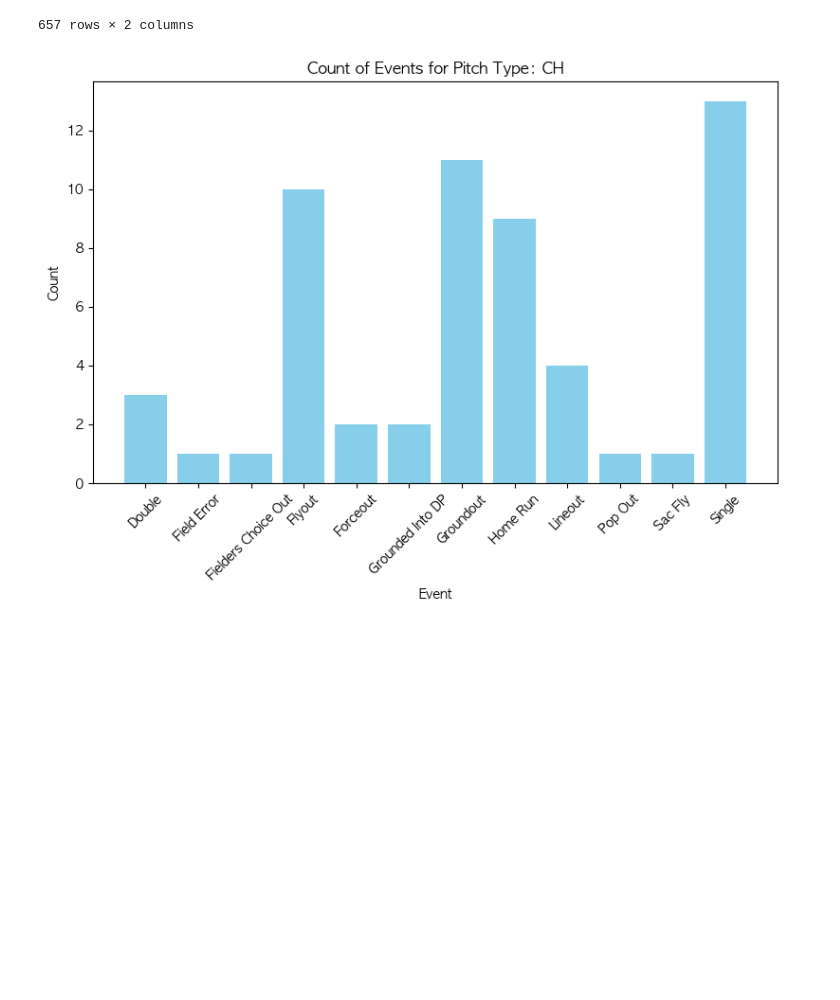
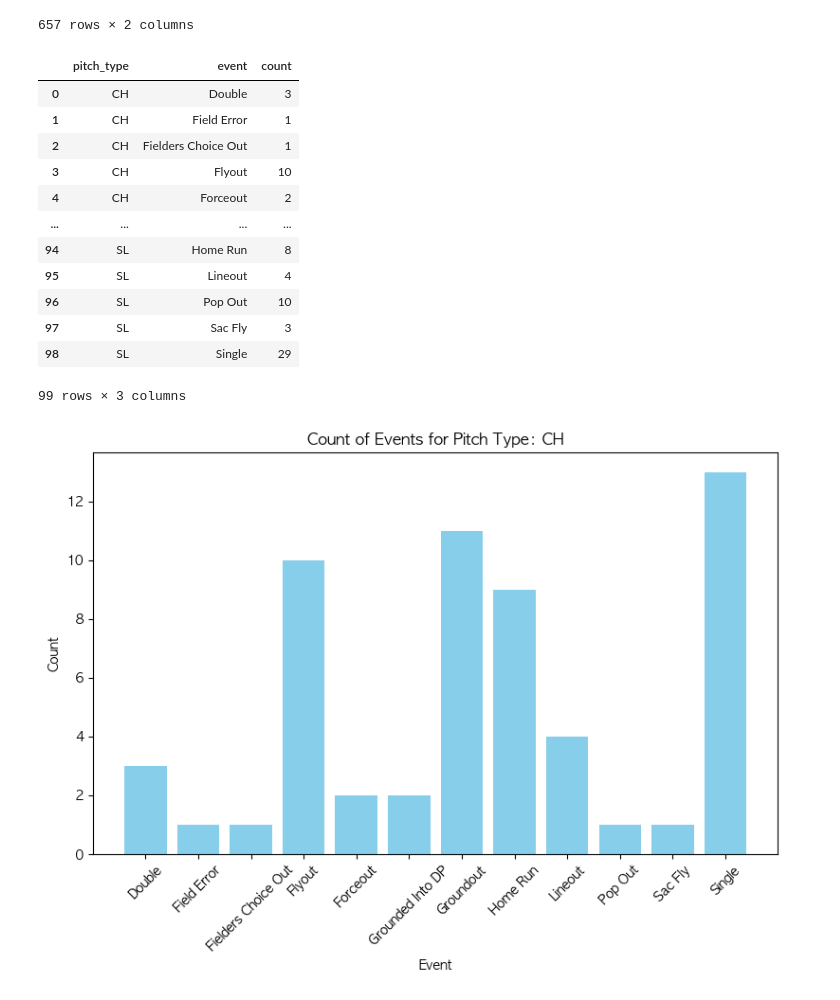
Before and after one commit to sonjuhyeon/python_tutorial, a Jupyter notebook: 00_데이터분석/04_실습/baseball.ipynb, the cells around one changed output. Saved outputs shown, nothing was run; the diff lists cells and outputs as text; code cells hidden in the pictures; blank space fills up the shorter version.

```diff
--- a/00_데이터분석/04_실습/baseball.ipynb
+++ b/00_데이터분석/04_실습/baseball.ipynb
@@ -215,10 +216,21 @@ batter_result.to_csv("../00_data/batter_result.csv")
 # %%
 # Group the data by 'pitch_type' and 'event' to count occurrences of each combination
 combination_counts = batter_result.groupby(['pitch_type', 'event']).size().reset_index(name='count')
-
-# Display the result to the user
-# import ace_tools_open as tools
-# tools.display_dataframe_to_user(name="Pitch Type and Event Combination Counts", dataframe=combination_counts)
+combination_counts
+# %% [output]
+|  | pitch_type | event | count |
+| 0 | CH | Double | 3 |
+| 1 | CH | Field Error | 1 |
+| 2 | CH | Fielders Choice Out | 1 |
+| 3 | CH | Flyout | 10 |
+| 4 | CH | Forceout | 2 |
+| ... | ... | ... | ... |
+| 94 | SL | Home Run | 8 |
+| 95 | SL | Lineout | 4 |
+| 96 | SL | Pop Out | 10 |
+| 97 | SL | Sac Fly | 3 |
+| 98 | SL | Single | 29 |
+99 rows × 3 columns
 # %%
 unique_pitch_types = combination_counts['pitch_type'].unique()
 
```
Also changed, not shown: parts of 3 cells of this notebook, 45 other files.
